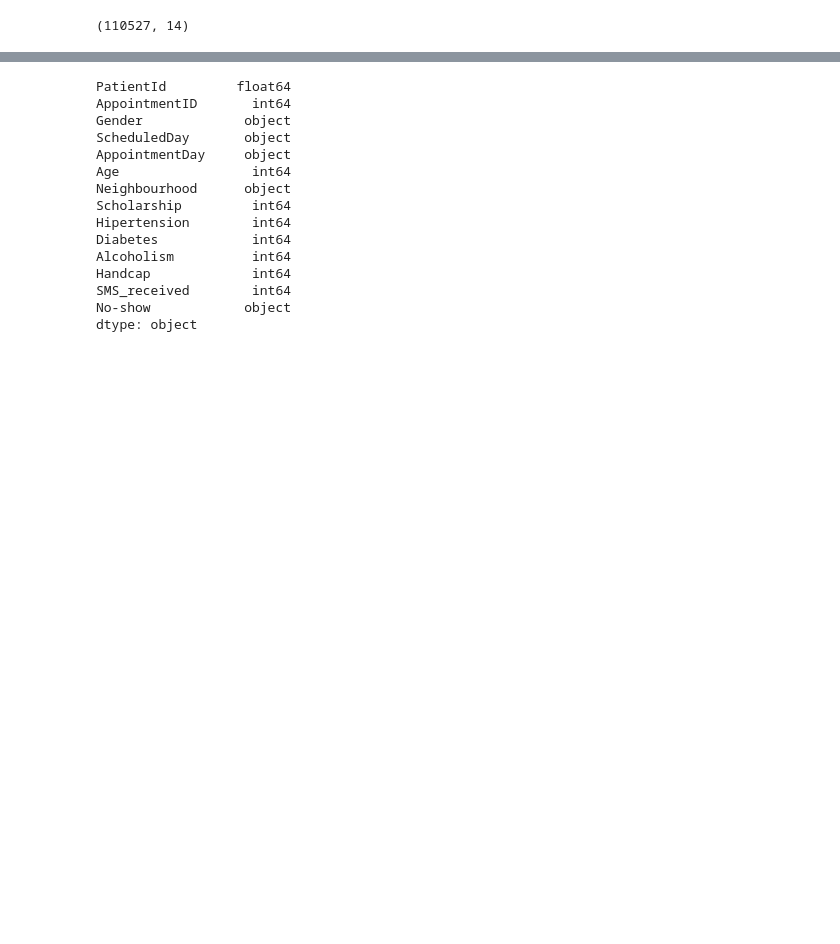
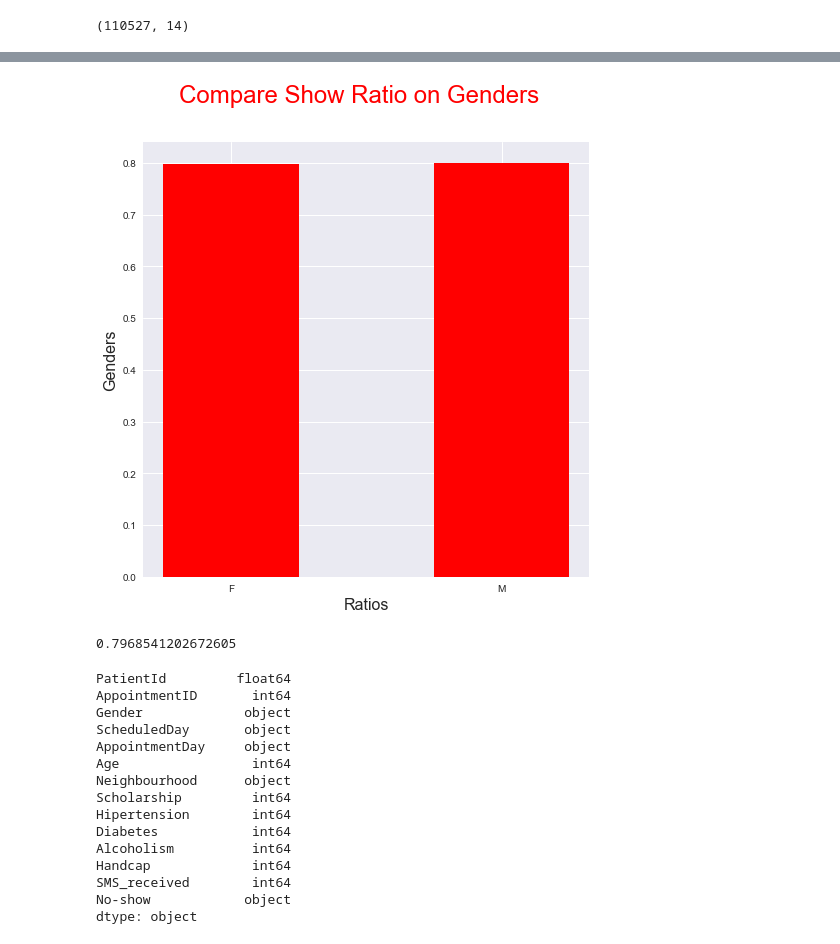
Before and after one commit to mengfanchun2017/_archive_dand, a Jupyter notebook: Project3/p3handover-noshow/Investigate_a_Dataset-noshow-lm.ipynb, the cells around one changed output, grey strips where cells are left out. Drawn from its saved outputs; the diff is of its cells as text; code cells hidden in the pictures; blank space fills up the shorter version.

```diff
--- a/Project3/p3handover-noshow/Investigate_a_Dataset-noshow-lm.ipynb
+++ b/Project3/p3handover-noshow/Investigate_a_Dataset-noshow-lm.ipynb
@@ -101,3 +109,31 @@ df[df['No-show'] == 'Yes']
+# %%
+# 使用matplotlib方法
+y = list(genratio.values)
+# y就是bar图的高度，用valuses生成
+x = range(len(genratio))
+# x是bar图的个数，用range生成
+w = 1/2
+
+fig = plt.figure(figsize=(8,8))
+# 创建画纸
+ax = fig.add_subplot(1,1,1)
+# 创建画图
+ax.bar(x, y,color = 'r', width = w)
+# 将x，y输入到画图中，bar图，可以定义宽，对其align = 'center'这样的
+plt.xticks(range(2), genratio.keys())
+# 可以使用plt.xticks一并设置ax.set_xstics和ax.set_xticklabels
+
+ax.set_ylabel('Genders', fontsize = 16)
+ax.set_xlabel('Ratios', fontsize = 16)
+fig.suptitle('Compare Show Ratio on Genders',
+             fontsize = 24, color = 'red');
+# 记住在最后的语句后面加个；就不会显示图之外的信息，比较友好
+# %% [output]
+[figure, added]
+# %%
+genratio.values[0]
+# %% [output]
+0.7968541202672605
 # %%
 #  类型，以及是否有缺失数据或错误数据的情况
 df.dtypes
```
Also changed, not shown: parts of 23 cells of this notebook, 6 other files.
